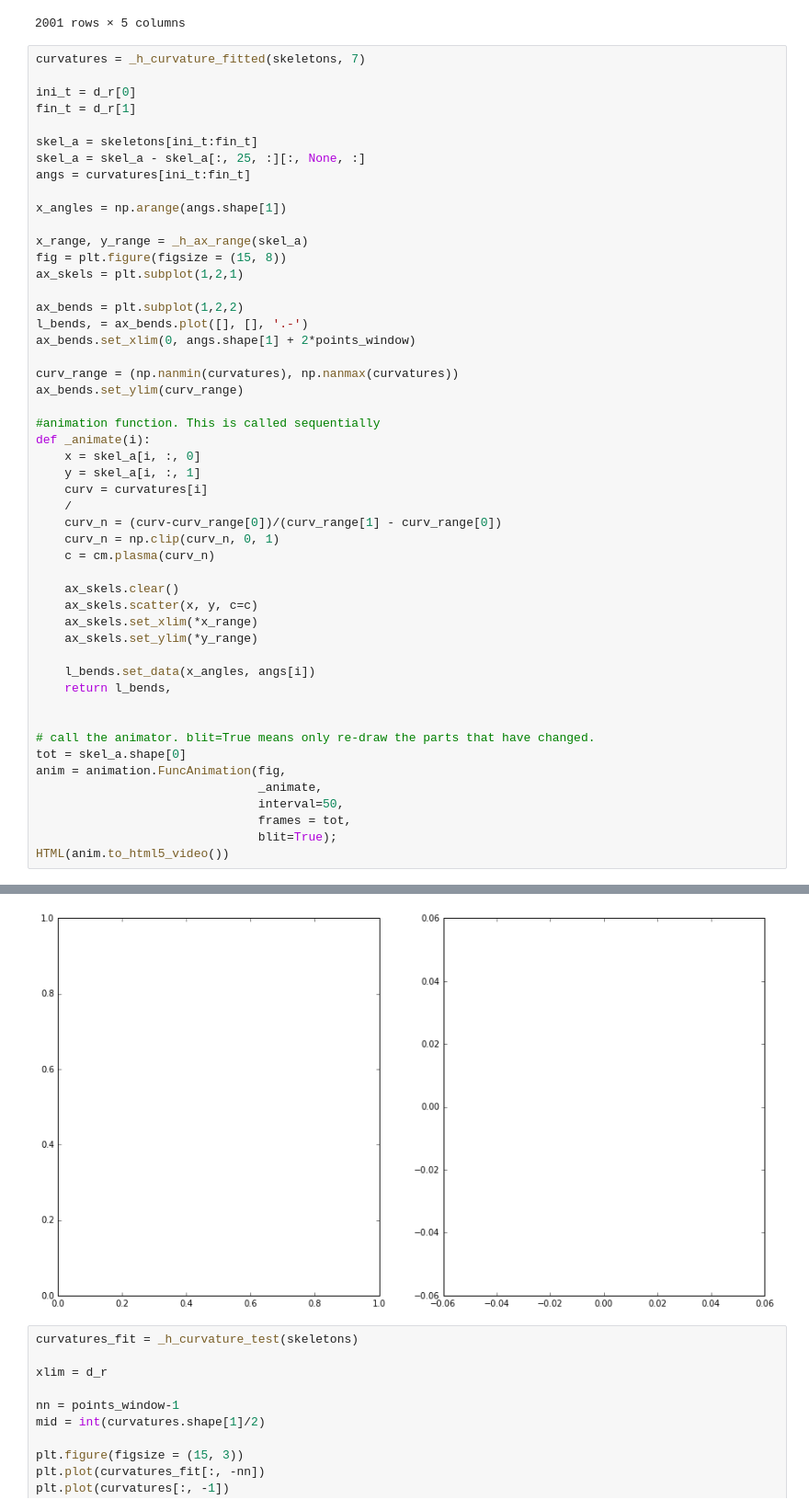
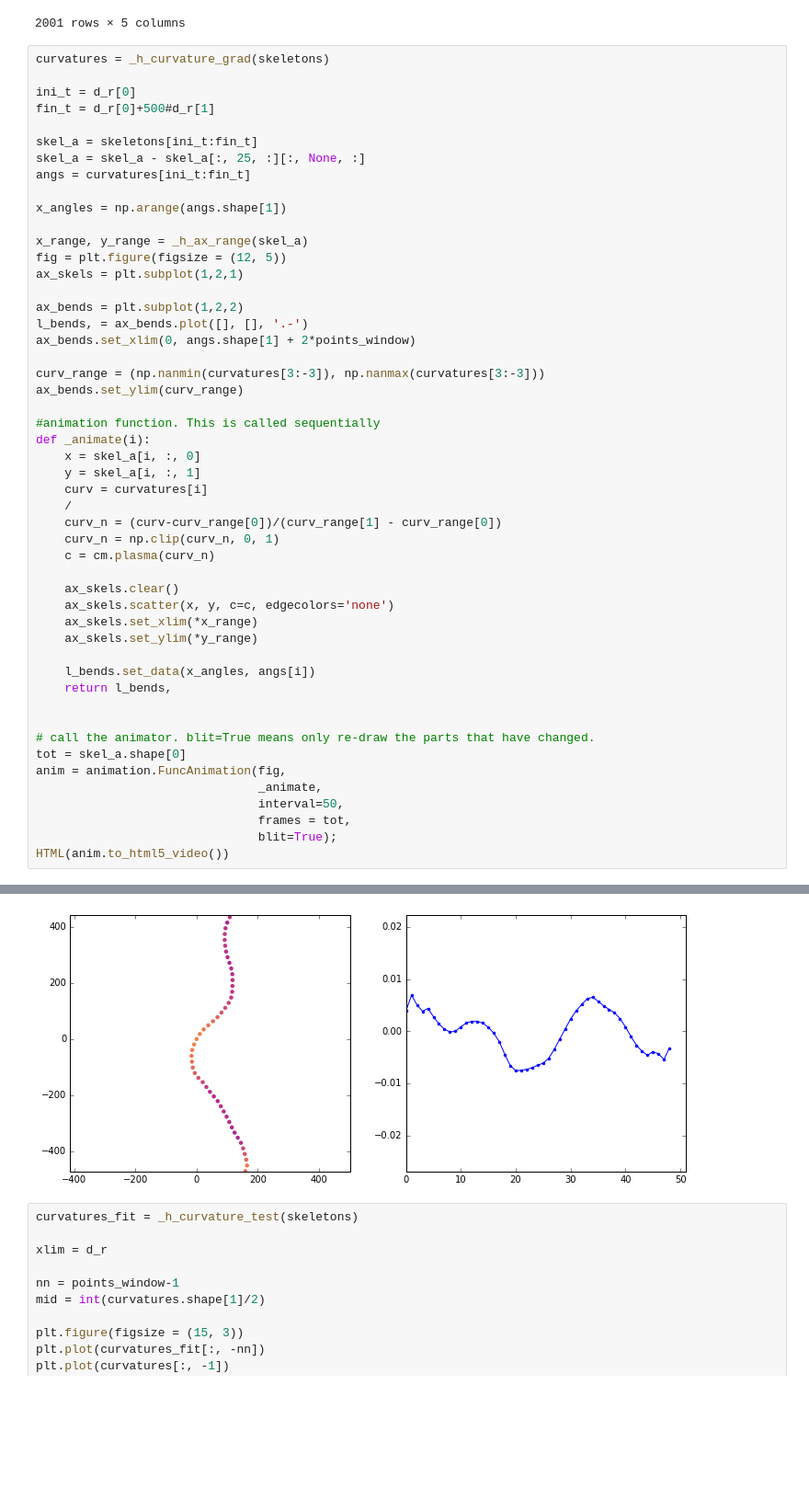
Before and after one commit to ver228/tierpsy-features, a Jupyter notebook: notebooks/Bend Angles.ipynb, the cells around one changed output, grey strips where cells are left out. Shown at 92% size. Saved outputs shown, nothing was run; the diff lists cells and outputs as text; blank space fills up the shorter version.

```diff
--- a/notebooks/Bend Angles.ipynb
+++ b/notebooks/Bend Angles.ipynb
@@ -194,10 +194,10 @@ segment_curvatures
 | 2000 | -0.008288 | 0.006600 | 0.000906 | -0.004846 | -0.000114 |
 2001 rows × 5 columns
 # %%
-curvatures = _h_curvature_fitted(skeletons, 7)
+curvatures = _h_curvature_grad(skeletons)
 
 ini_t = d_r[0]
-fin_t = d_r[1]
+fin_t = d_r[0]+500#d_r[1]
 
 skel_a = skeletons[ini_t:fin_t]
 skel_a = skel_a - skel_a[:, 25, :][:, None, :]
@@ -206,14 +206,14 @@ angs = curvatures[ini_t:fin_t]
 x_angles = np.arange(angs.shape[1])
 
 x_range, y_range = _h_ax_range(skel_a)
-fig = plt.figure(figsize = (15, 8))
+fig = plt.figure(figsize = (12, 5))
 ax_skels = plt.subplot(1,2,1)
 
 ax_bends = plt.subplot(1,2,2)
 l_bends, = ax_bends.plot([], [], '.-')
 ax_bends.set_xlim(0, angs.shape[1] + 2*points_window)
 
-curv_range = (np.nanmin(curvatures), np.nanmax(curvatures))
+curv_range = (np.nanmin(curvatures[3:-3]), np.nanmax(curvatures[3:-3]))
 ax_bends.set_ylim(curv_range)
 
 #animation function. This is called sequentially
@@ -227,7 +227,7 @@ def _animate(i):
     c = cm.plasma(curv_n)
 
     ax_skels.clear()
-    ax_skels.scatter(x, y, c=c)
+    ax_skels.scatter(x, y, c=c, edgecolors='none')
     ax_skels.set_xlim(*x_range)
     ax_skels.set_ylim(*y_range)
 
@@ -248,4 +248,4 @@ NameError: name 'points_window' is not defined
-[figure, old version]
+[figure, new version]
 # %%
 curvatures_fit = _h_curvature_test(skeletons)
 
```
Also changed, not shown: parts of 2 cells of this notebook, 8 other files.
